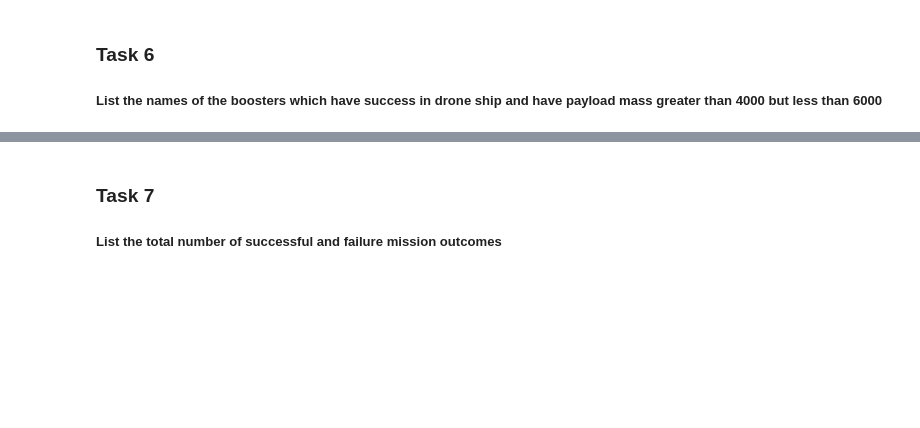
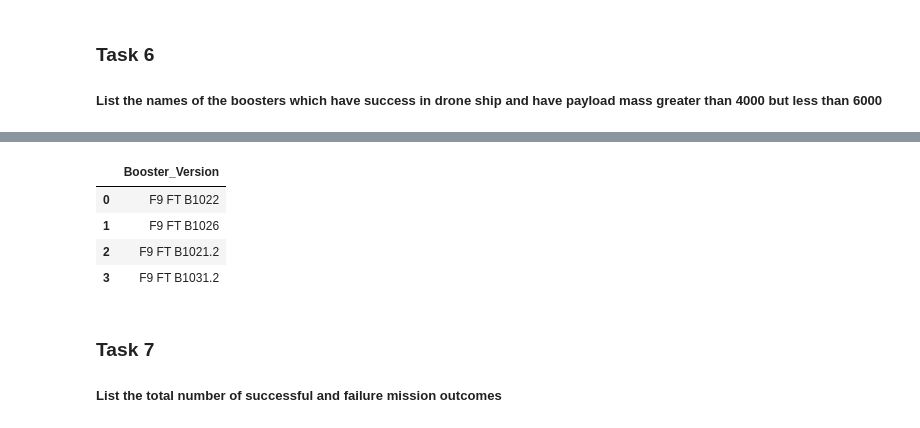
Before and after one commit to kyawzinhtun7415/ibm-data-science, a Jupyter notebook: jupyter-labs-eda-sql-coursera_sqllite.ipynb, the cells around one changed output, grey strips where cells are left out. Saved outputs shown, nothing was run; the diff lists cells and outputs as text; code cells hidden in the pictures; blank space fills up the shorter version.

```diff
--- a/jupyter-labs-eda-sql-coursera_sqllite.ipynb
+++ b/jupyter-labs-eda-sql-coursera_sqllite.ipynb
@@ -245,3 +240,15 @@ Done.
+# %%
+# The column name contains a space, and dates are stored as dd-mm-yyyy text.
+import sqlite3
+import pandas as pd
+con = sqlite3.connect("my_data1.db")
+pd.read_sql_query("""SELECT Booster_Version FROM SPACEXTBL WHERE PAYLOAD_MASS__KG_ > 4000 AND PAYLOAD_MASS__KG_ < 6000 AND "Landing _Outcome" = 'Success (drone ship)'""", con)
+# %% [output]
+|  | Booster_Version |
+| 0 | F9 FT B1022 |
+| 1 | F9 FT B1026 |
+| 2 | F9 FT B1021.2 |
+| 3 | F9 FT B1031.2 |
 # %% [markdown]
 ### Task 7
 
```
Also changed, not shown: parts of 6 cells of this notebook, 2 other files.
